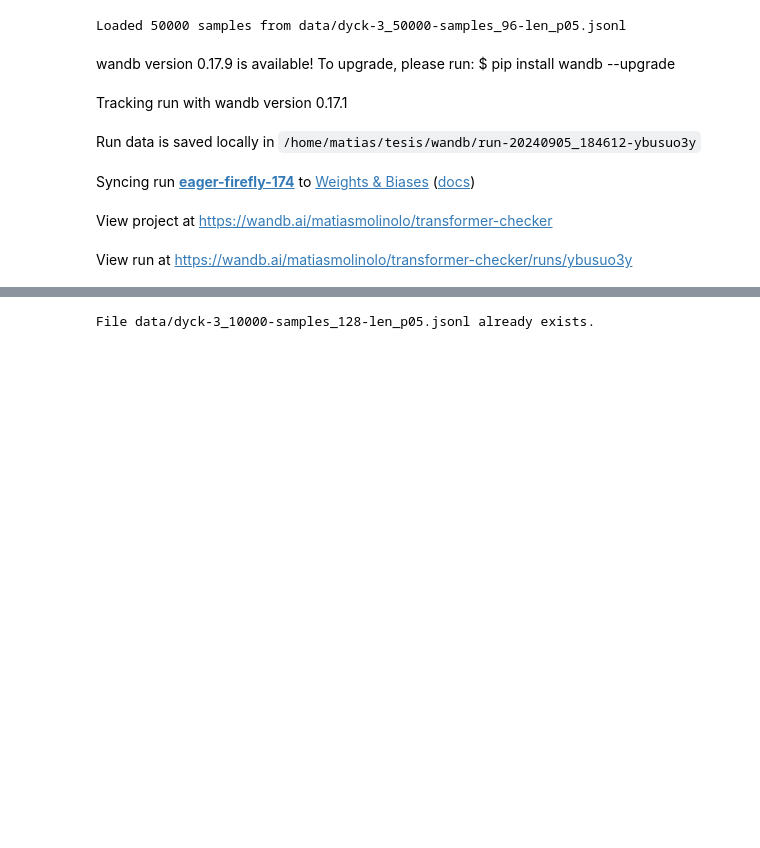
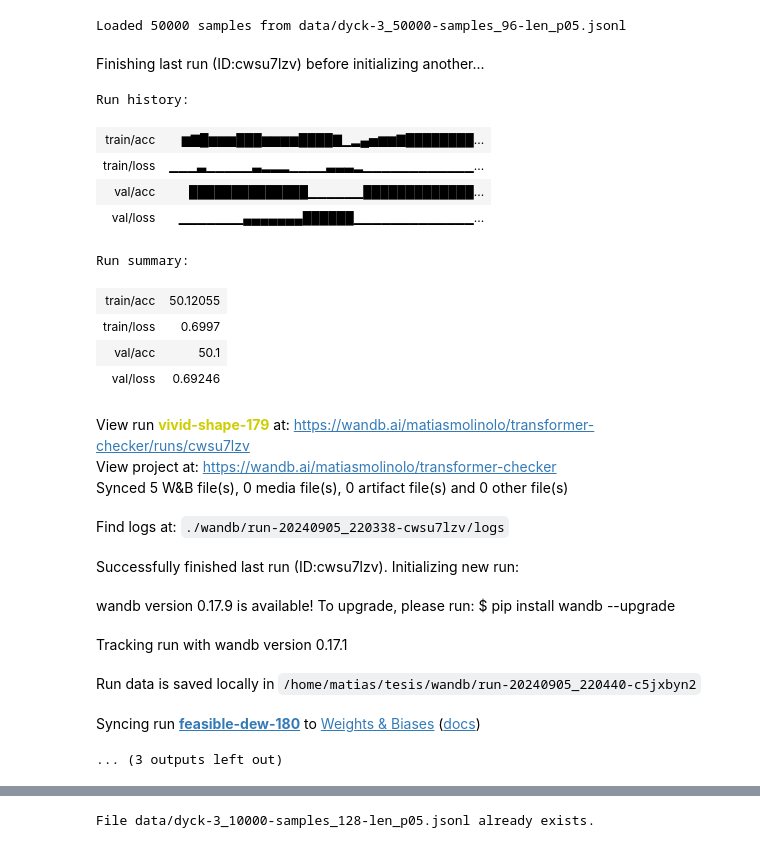
Before and after one commit to matiasmolinolo/transformer-checker, a Jupyter notebook: experiments.ipynb, the cells around one changed output, grey strips where cells are left out. Cells and saved outputs as stored; diff of their text form; code cells hidden in the pictures; blank space fills up the shorter version.

```diff
--- a/experiments.ipynb
+++ b/experiments.ipynb
@@ -549,22 +537,38 @@ Loaded 50000 samples from data/dyck-3_50000-samples_96-len_p05.jsonl
 # %%
 ood_model_config = TransformerClassifierConfig(
     vocab_size=len(VOCAB),
     d_model=256,
     n_heads=1,
-    dim_ff=320,
+    dim_ff=384,
     n_layers=2,
     n_classes=2,
     max_seq_len=128,
 )
 
 ood_model = TransformerClassifier(ood_model_config).to(device)
+ood_model
 # %% [output]
-wandb version 0.17.9 is available! To upgrade, please run: $ pip install wandb --upgrade
+Finishing last run (ID:cwsu7lzv) before initializing another...
+Run history:
+| train/acc | ▆▇█▆▆▆███▆▆▆▆████▇▁▂▄▅▆▆▇████████... |
+| train/loss | ▁▁▁▃▁▁▁▁▁▃▂▂▂▁▁▁▁▃▃▃▂▁▁▁▁▁▁▁▁▁▁▁▁... |
+| val/acc | ██████████████▁▁▁▁▁▁█████████████... |
+| val/loss | ▁▁▁▁▁▁▁▄▄▄▄▄▄▄██████▁▁▁▁▁▁▁▁▁▁▁▁▁... |
+Run summary:
+| train/acc | 50.12055 |
+| train/loss | 0.6997 |
+| val/acc | 50.1 |
+| val/loss | 0.69246 |
-Tracking run with wandb version 0.17.1
+View run vivid-shape-179 at: https://wandb.ai/matiasmolinolo/transformer-checker/runs/cwsu7lzv
+View project at: https://wandb.ai/matiasmolinolo/transformer-checker
+Synced 5 W&B file(s), 0 media file(s), 0 artifact file(s) and 0 other file(s)
-Run data is saved locally in /home/matias/tesis/wandb/run-20240905_184612-ybusuo3y
+Find logs at: ./wandb/run-20240905_220338-cwsu7lzv/logs
-Syncing run eager-firefly-174 to Weights & Biases (docs)
+Successfully finished last run (ID:cwsu7lzv). Initializing new run:
-View project at https://wandb.ai/matiasmolinolo/transformer-checker
+wandb version 0.17.9 is available! To upgrade, please run: $ pip install wandb --upgrade
-View run at https://wandb.ai/matiasmolinolo/transformer-checker/runs/ybusuo3y
+Tracking run with wandb version 0.17.1
+Run data is saved locally in /home/matias/tesis/wandb/run-20240905_220440-c5jxbyn2
+Syncing run feasible-dew-180 to Weights & Biases (docs)
+... (3 outputs left out)
 # %%
 crit = torch.nn.CrossEntropyLoss()
 
```
Also changed, not shown: parts of 25 cells of this notebook, 1 other file.
